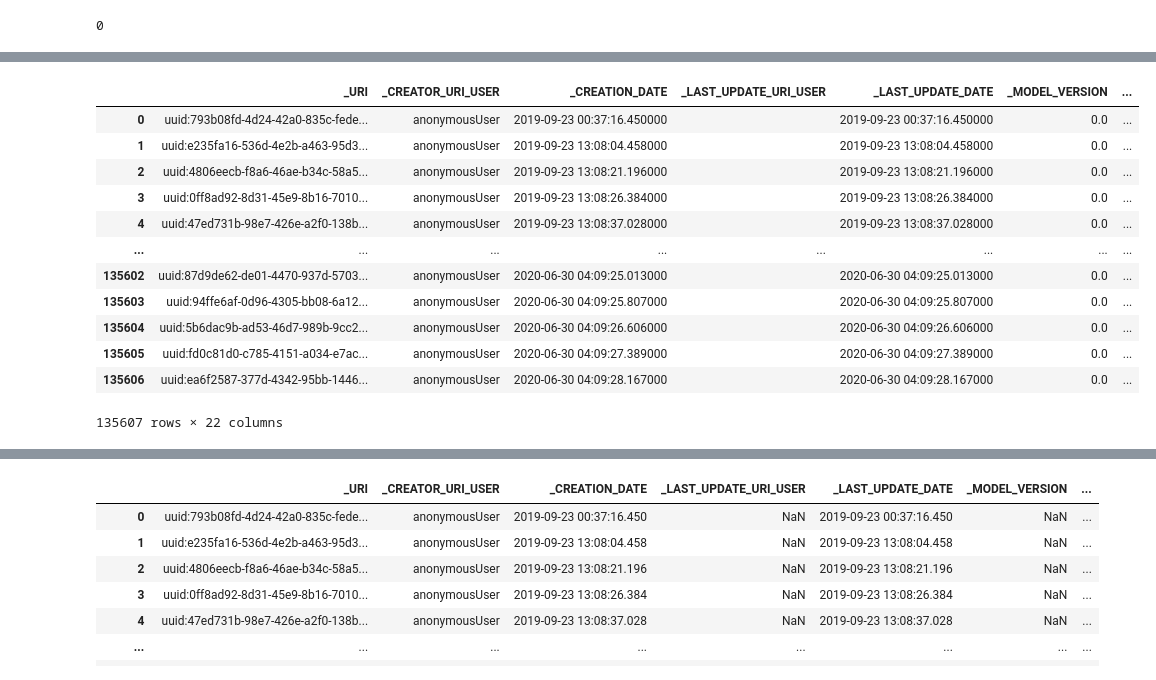
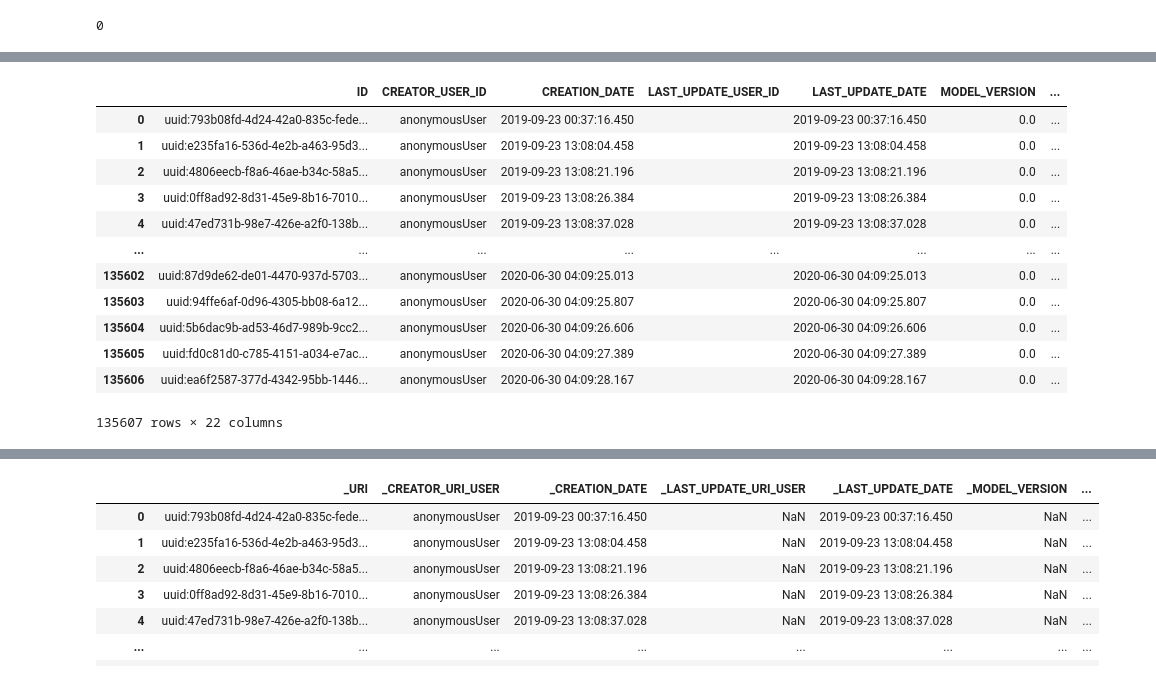
Before and after one commit to dnajjuma/Diana-Cassava-dataset, a Jupyter notebook: CASSAVA2.ipynb, the cells around one changed output, grey strips where cells are left out. Saved outputs shown, nothing was run; the diff lists cells and outputs as text; code cells hidden in the pictures.

```diff
--- a/CASSAVA2.ipynb
+++ b/CASSAVA2.ipynb
@@ -85,24 +120,30 @@ dtype: int64
 # %%
 #replacing NaN values in the chosen columns
 #Columns with object datatype were replaced with an empty string
 #Columns with a float datatype were replaced with a zero
 
-cassava['_LAST_UPDATE_URI_USER'].fillna("", inplace=True)
-cassava['_MODEL_VERSION'].fillna(0, inplace=True)
-cassava['_UI_VERSION'].fillna(0, inplace=True)
-cassava['CASSAVA_DATA_CASSAVA_COMMENT'].fillna("", inplace=True)
+cassava['LAST_UPDATE_USER_ID'].fillna("", inplace=True)
+cassava['MODEL_VERSION'].fillna(0, inplace=True)
+cassava['UI_VERSION'].fillna(0, inplace=True)
+cassava['CASSAVA_DATA_COMMENT'].fillna("", inplace=True)
+cassava['CASSAVA_GPS_ALT'] = cassava['CASSAVA_GPS_ALT'].fillna(cassava['CASSAVA_GPS_ALT'].mode()[0])
+cassava['CASSAVA_GPS_LNG'] = cassava['CASSAVA_GPS_LNG'].fillna(cassava['CASSAVA_GPS_LNG'].mode()[0])
+cassava['CASSAVA_GPS_LAT'] = cassava['CASSAVA_GPS_LAT'].fillna(cassava['CASSAVA_GPS_LAT'].mode()[0])
+cassava['CASSAVA_GPS_ACC'] = cassava['CASSAVA_GPS_ACC'].fillna(cassava['CASSAVA_GPS_ACC'].mode()[0])
+cassava['CASSAVA_DATA_END_TIME'] = cassava['CASSAVA_DATA_END_TIME'].fillna(cassava['CASSAVA_DATA_END_TIME'].mode()[0])
+cassava['MARKED_AS_COMPLETE_DATE'] = cassava['MARKED_AS_COMPLETE_DATE'].fillna(cassava['MARKED_AS_COMPLETE_DATE'].mode()[0])
 cassava
 # %% [output]
-|  | _URI | _CREATOR_URI_USER | _CREATION_DATE | _LAST_UPDATE_URI_USER | _LAST_UPDATE_DATE | _MODEL_VERSION | ... |
-| 0 | uuid:793b08fd-4d24-42a0-835c-fede... | anonymousUser | 2019-09-23 00:37:16.450000 |  | 2019-09-23 00:37:16.450000 | 0.0 | ... |
-| 1 | uuid:e235fa16-536d-4e2b-a463-95d3... | anonymousUser | 2019-09-23 13:08:04.458000 |  | 2019-09-23 13:08:04.458000 | 0.0 | ... |
-| 2 | uuid:4806eecb-f8a6-46ae-b34c-58a5... | anonymousUser | 2019-09-23 13:08:21.196000 |  | 2019-09-23 13:08:21.196000 | 0.0 | ... |
-| 3 | uuid:0ff8ad92-8d31-45e9-8b16-7010... | anonymousUser | 2019-09-23 13:08:26.384000 |  | 2019-09-23 13:08:26.384000 | 0.0 | ... |
-| 4 | uuid:47ed731b-98e7-426e-a2f0-138b... | anonymousUser | 2019-09-23 13:08:37.028000 |  | 2019-09-23 13:08:37.028000 | 0.0 | ... |
+|  | ID | CREATOR_USER_ID | CREATION_DATE | LAST_UPDATE_USER_ID | LAST_UPDATE_DATE | MODEL_VERSION | ... |
+| 0 | uuid:793b08fd-4d24-42a0-835c-fede... | anonymousUser | 2019-09-23 00:37:16.450 |  | 2019-09-23 00:37:16.450 | 0.0 | ... |
+| 1 | uuid:e235fa16-536d-4e2b-a463-95d3... | anonymousUser | 2019-09-23 13:08:04.458 |  | 2019-09-23 13:08:04.458 | 0.0 | ... |
+| 2 | uuid:4806eecb-f8a6-46ae-b34c-58a5... | anonymousUser | 2019-09-23 13:08:21.196 |  | 2019-09-23 13:08:21.196 | 0.0 | ... |
+| 3 | uuid:0ff8ad92-8d31-45e9-8b16-7010... | anonymousUser | 2019-09-23 13:08:26.384 |  | 2019-09-23 13:08:26.384 | 0.0 | ... |
+| 4 | uuid:47ed731b-98e7-426e-a2f0-138b... | anonymousUser | 2019-09-23 13:08:37.028 |  | 2019-09-23 13:08:37.028 | 0.0 | ... |
 | ... | ... | ... | ... | ... | ... | ... | ... |
-| 135602 | uuid:87d9de62-de01-4470-937d-5703... | anonymousUser | 2020-06-30 04:09:25.013000 |  | 2020-06-30 04:09:25.013000 | 0.0 | ... |
-| 135603 | uuid:94ffe6af-0d96-4305-bb08-6a12... | anonymousUser | 2020-06-30 04:09:25.807000 |  | 2020-06-30 04:09:25.807000 | 0.0 | ... |
-| 135604 | uuid:5b6dac9b-ad53-46d7-989b-9cc2... | anonymousUser | 2020-06-30 04:09:26.606000 |  | 2020-06-30 04:09:26.606000 | 0.0 | ... |
-| 135605 | uuid:fd0c81d0-c785-4151-a034-e7ac... | anonymousUser | 2020-06-30 04:09:27.389000 |  | 2020-06-30 04:09:27.389000 | 0.0 | ... |
-| 135606 | uuid:ea6f2587-377d-4342-95bb-1446... | anonymousUser | 2020-06-30 04:09:28.167000 |  | 2020-06-30 04:09:28.167000 | 0.0 | ... |
+| 135602 | uuid:87d9de62-de01-4470-937d-5703... | anonymousUser | 2020-06-30 04:09:25.013 |  | 2020-06-30 04:09:25.013 | 0.0 | ... |
+| 135603 | uuid:94ffe6af-0d96-4305-bb08-6a12... | anonymousUser | 2020-06-30 04:09:25.807 |  | 2020-06-30 04:09:25.807 | 0.0 | ... |
+| 135604 | uuid:5b6dac9b-ad53-46d7-989b-9cc2... | anonymousUser | 2020-06-30 04:09:26.606 |  | 2020-06-30 04:09:26.606 | 0.0 | ... |
+| 135605 | uuid:fd0c81d0-c785-4151-a034-e7ac... | anonymousUser | 2020-06-30 04:09:27.389 |  | 2020-06-30 04:09:27.389 | 0.0 | ... |
+| 135606 | uuid:ea6f2587-377d-4342-95bb-1446... | anonymousUser | 2020-06-30 04:09:28.167 |  | 2020-06-30 04:09:28.167 | 0.0 | ... |
 135607 rows × 22 columns
```
Also changed, not shown: parts of 108 cells of this notebook.
